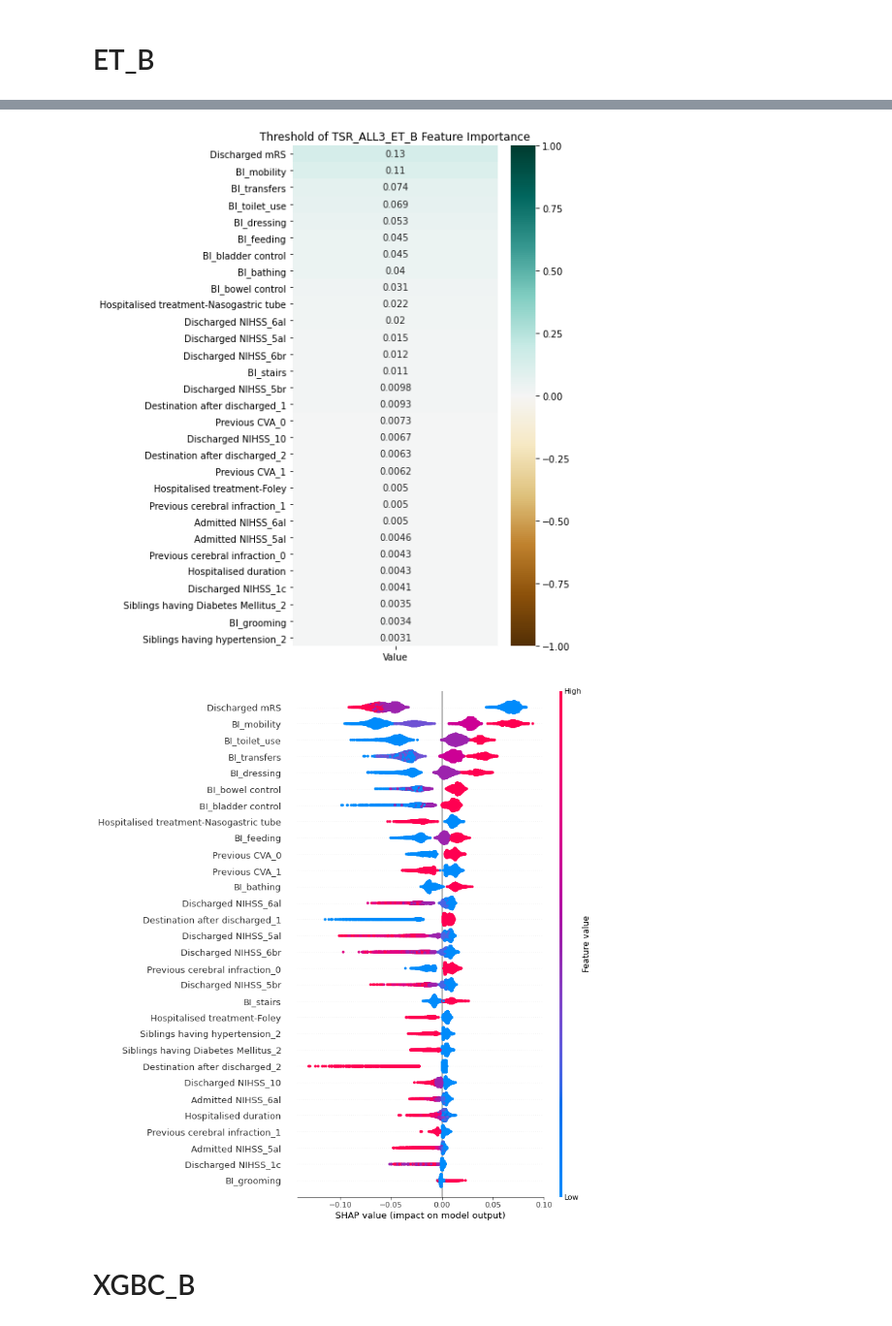
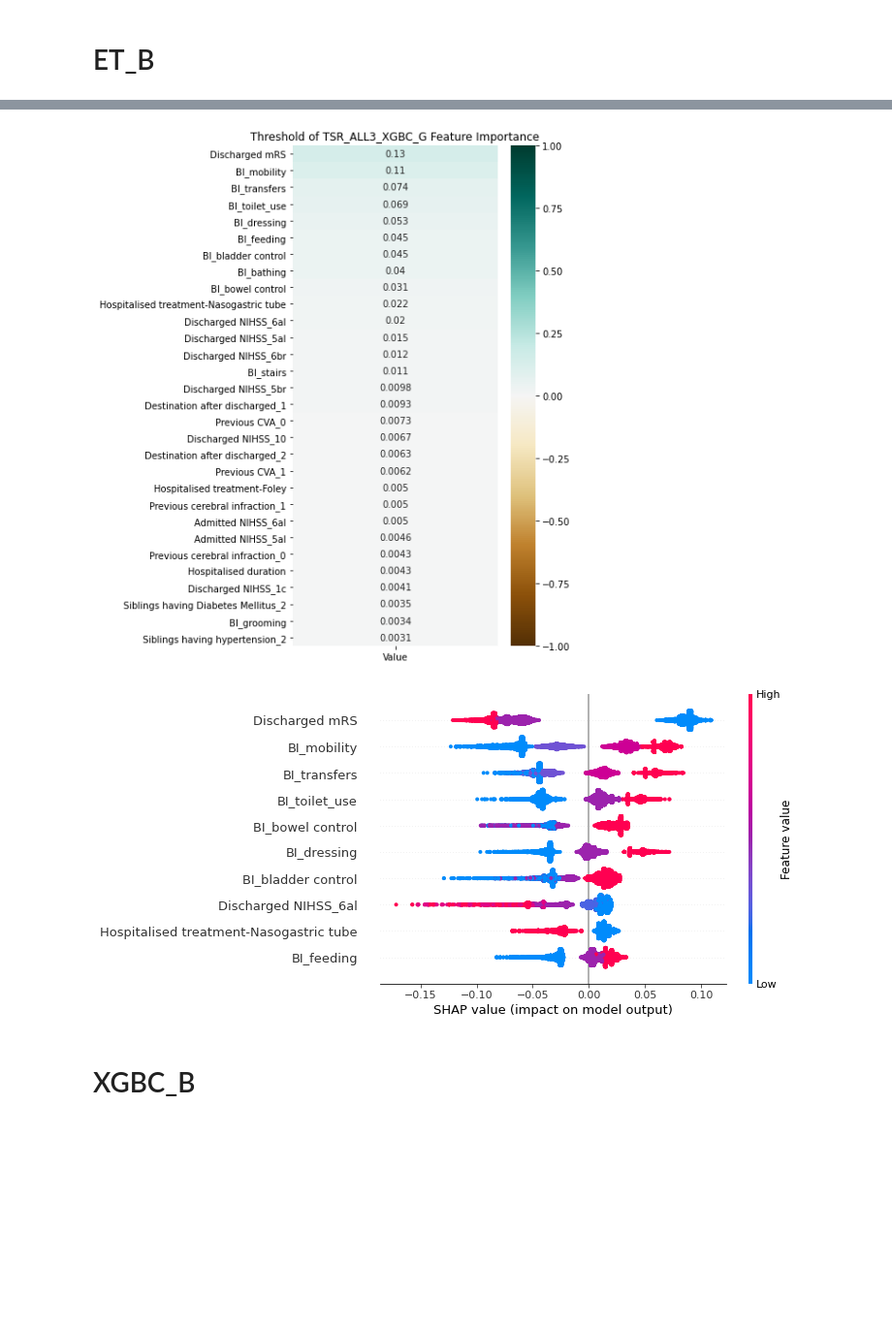
Before and after one commit to sn987532159/TSR_ML, a Jupyter notebook: result/TSR_ALL/TSR_ALL3_FI.ipynb, the cells around one changed output, grey strips where cells are left out. Shown at 97% size. Drawn from its saved outputs; the diff is of its cells as text; code cells hidden in the pictures; blank space fills up the shorter version.

```diff
--- a/result/TSR_ALL/TSR_ALL3_FI.ipynb
+++ b/result/TSR_ALL/TSR_ALL3_FI.ipynb
@@ -139,11 +159,12 @@ etB_fi_df = pd.DataFrame(etB_fi)
 etB_fi_df.index = B_X_train.columns
 etB_fi_df.columns = (["Value"])
 etB_fi_plot = etB_fi_df.sort_values(["Value"], ascending=False).head(30)
+B_X_train_selected = B_X_train[etB_fi_plot.index]
 
 plt.figure(figsize=(5, 10))
 sns.heatmap(etB_fi_plot, vmin=-1, vmax=1, annot=True, cmap='BrBG')
-plt.title('Threshold of TSR_ALL3_ET_B Feature Importance')
+plt.title('Threshold of TSR_ALL3_XGBC_G Feature Importance')
 #plt.savefig('PLOT/TSR_ALL3/FI_B3_ET.png')
 plt.show()
 # %% [output]
-[figure, old version]
+[figure, new version]
@@ -158,8 +171,8 @@ etB_fi_s_df = etB_fi_s_df.sort_values(["Value"], ascending=False)
 # %%
 etB3_shap_values = shap.TreeExplainer(B_ET_CALIBRATED_selected.base_estimator._final_estimator, B_X_train_selected).shap_values(B_X_train_selected)
-shap.summary_plot(etB3_shap_values[1], B_X_train_selected, max_display=30)
+shap.summary_plot(etB3_shap_values[1], B_X_train_selected, max_display=10)
 # %% [output]
-[figure, old version]
+[figure, new version]
 # %% [markdown]
 # XGBC_B
 # %%
```
Also changed, not shown: parts of 2 cells of this notebook, 22 other files.
